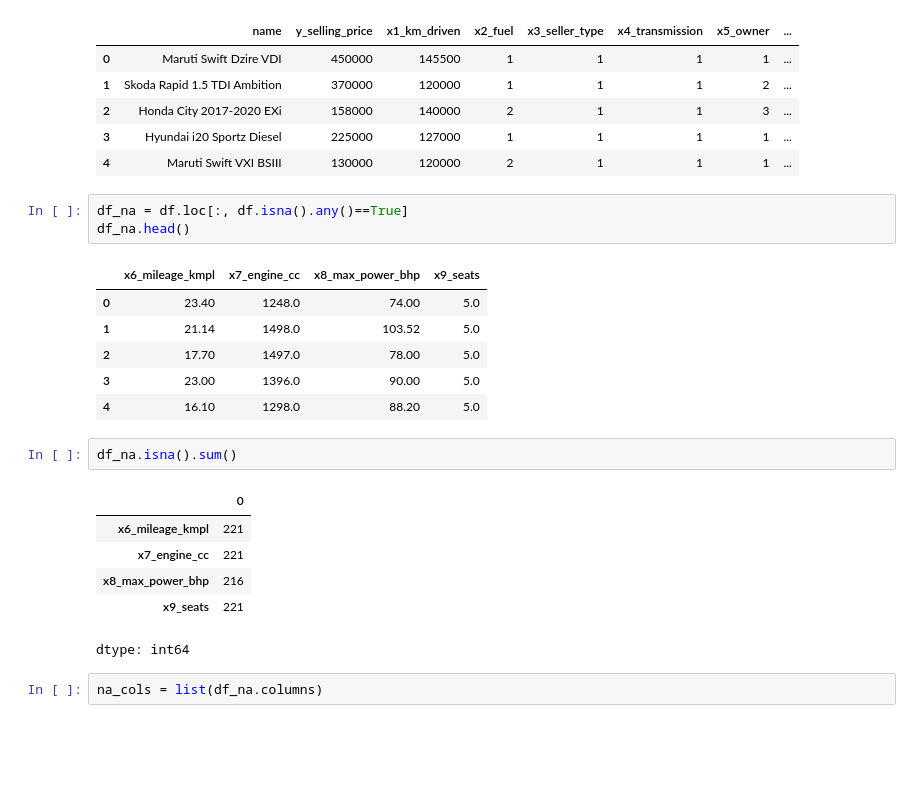
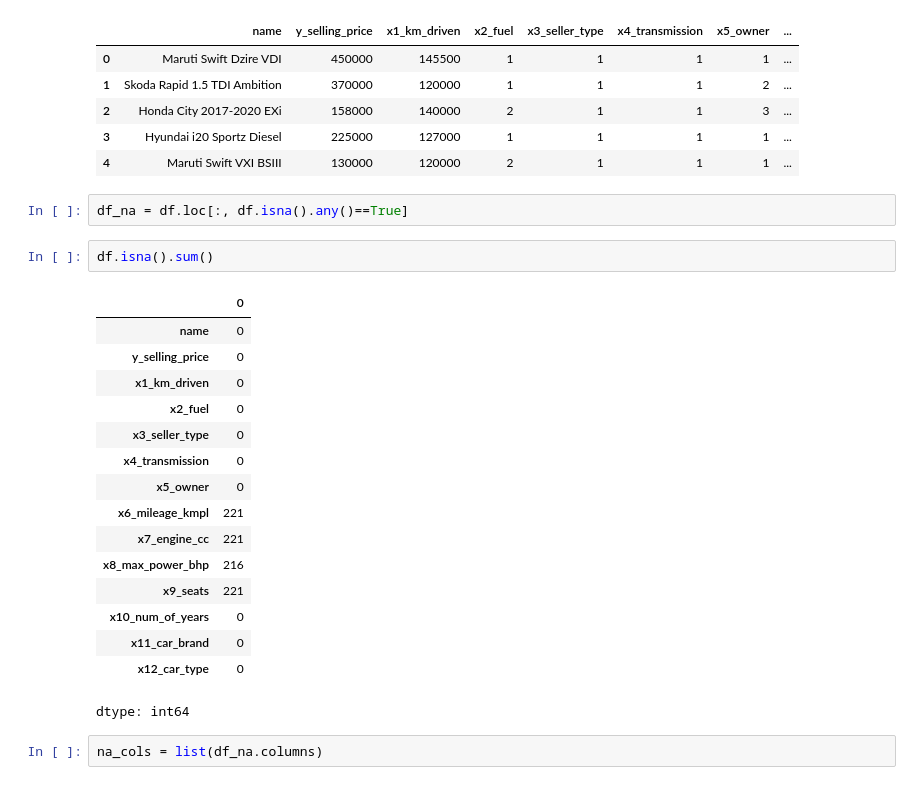
Before and after one commit to ruus77/Portfolio, a Jupyter notebook: Predicting_Vehicle_Prices_Using_Linear_Regression.ipynb, the cells around one changed output. Drawn from its saved outputs; the diff is of its cells as text; blank space fills up the shorter version.

```diff
--- a/Predicting_Vehicle_Prices_Using_Linear_Regression.ipynb
+++ b/Predicting_Vehicle_Prices_Using_Linear_Regression.ipynb
@@ -323,22 +319,24 @@ df.head()
 | 4 | Maruti Swift VXI BSIII | 130000 | 120000 | 2 | 1 | 1 | 1 | ... |
 # %%
 df_na = df.loc[:, df.isna().any()==True]
-df_na.head()
-# %% [output]
-|  | x6_mileage_kmpl | x7_engine_cc | x8_max_power_bhp | x9_seats |
-| 0 | 23.40 | 1248.0 | 74.00 | 5.0 |
-| 1 | 21.14 | 1498.0 | 103.52 | 5.0 |
-| 2 | 17.70 | 1497.0 | 78.00 | 5.0 |
-| 3 | 23.00 | 1396.0 | 90.00 | 5.0 |
-| 4 | 16.10 | 1298.0 | 88.20 | 5.0 |
 # %%
-df_na.isna().sum()
+df.isna().sum()
 # %% [output]
 |  | 0 |
+| name | 0 |
+| y_selling_price | 0 |
+| x1_km_driven | 0 |
+| x2_fuel | 0 |
+| x3_seller_type | 0 |
+| x4_transmission | 0 |
+| x5_owner | 0 |
 | x6_mileage_kmpl | 221 |
 | x7_engine_cc | 221 |
 | x8_max_power_bhp | 216 |
 | x9_seats | 221 |
+| x10_num_of_years | 0 |
+| x11_car_brand | 0 |
+| x12_car_type | 0 |
 dtype: int64
 # %%
 na_cols = list(df_na.columns)
```
Also changed, not shown: parts of 3 cells of this notebook.
